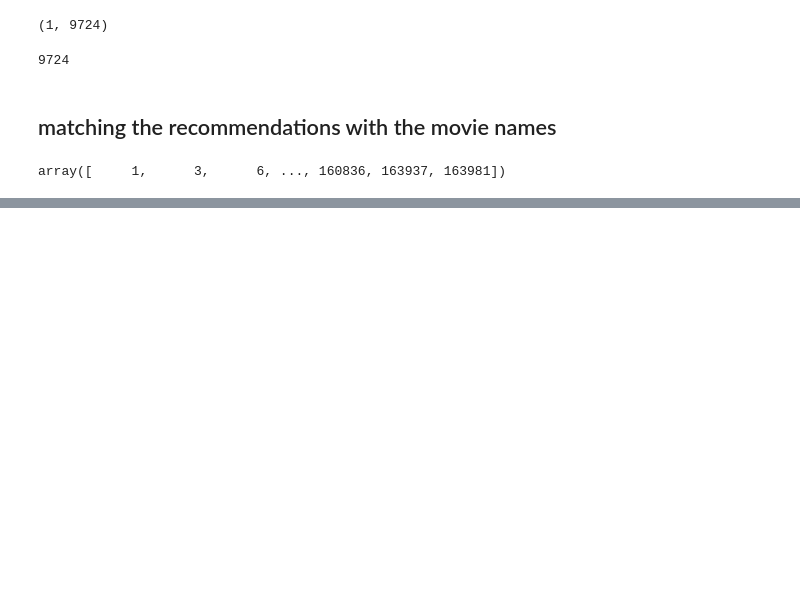
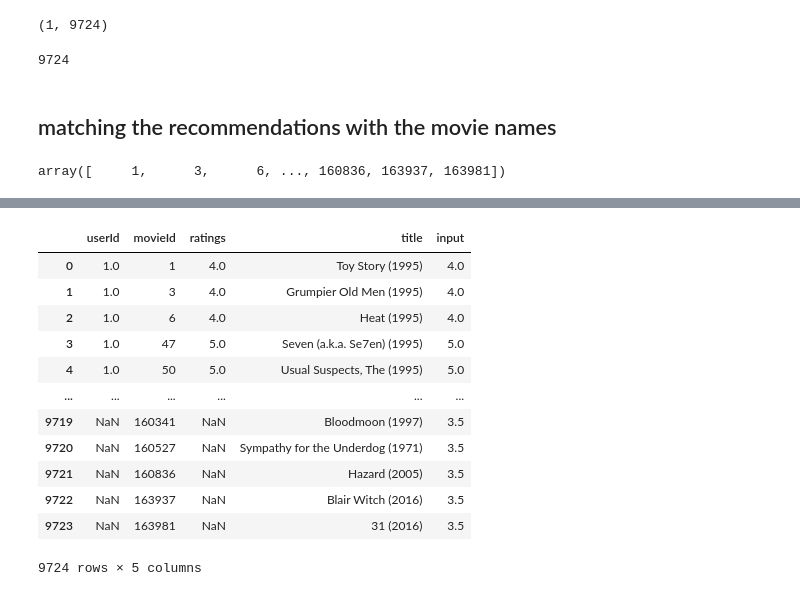
Before and after one commit to ferrau10/movie-recommendation, a Jupyter notebook: NMF.ipynb, the cells around one changed output, grey strips where cells are left out. Cells and saved outputs as stored; diff of their text form; code cells hidden in the pictures; blank space fills up the shorter version.

```diff
--- a/NMF.ipynb
+++ b/NMF.ipynb
@@ -238,0 +278,25 @@ user_recom.sort_values(by= 'recommendations', ascending=False)
+# %%
+movies  = movies.drop('genres', axis = 1)
+# %%
+unique.columns = ['movieId']
+movies = movies.merge(unique, how='right')
+# %%
+user_input = results.merge(movies, how = 'right')
+# %%
+user_input['input'] = user_input['ratings'].fillna(med_values)
+# %%
+user_input
+# %% [output]
+|  | userId | movieId | ratings | title | input |
+| 0 | 1.0 | 1 | 4.0 | Toy Story (1995) | 4.0 |
+| 1 | 1.0 | 3 | 4.0 | Grumpier Old Men (1995) | 4.0 |
+| 2 | 1.0 | 6 | 4.0 | Heat (1995) | 4.0 |
+| 3 | 1.0 | 47 | 5.0 | Seven (a.k.a. Se7en) (1995) | 5.0 |
+| 4 | 1.0 | 50 | 5.0 | Usual Suspects, The (1995) | 5.0 |
+| ... | ... | ... | ... | ... | ... |
+| 9719 | NaN | 160341 | NaN | Bloodmoon (1997) | 3.5 |
+| 9720 | NaN | 160527 | NaN | Sympathy for the Underdog (1971) | 3.5 |
+| 9721 | NaN | 160836 | NaN | Hazard (2005) | 3.5 |
+| 9722 | NaN | 163937 | NaN | Blair Witch (2016) | 3.5 |
+| 9723 | NaN | 163981 | NaN | 31 (2016) | 3.5 |
+9724 rows × 5 columns
```
Also changed, not shown: parts of 34 cells of this notebook, 4 other files.
